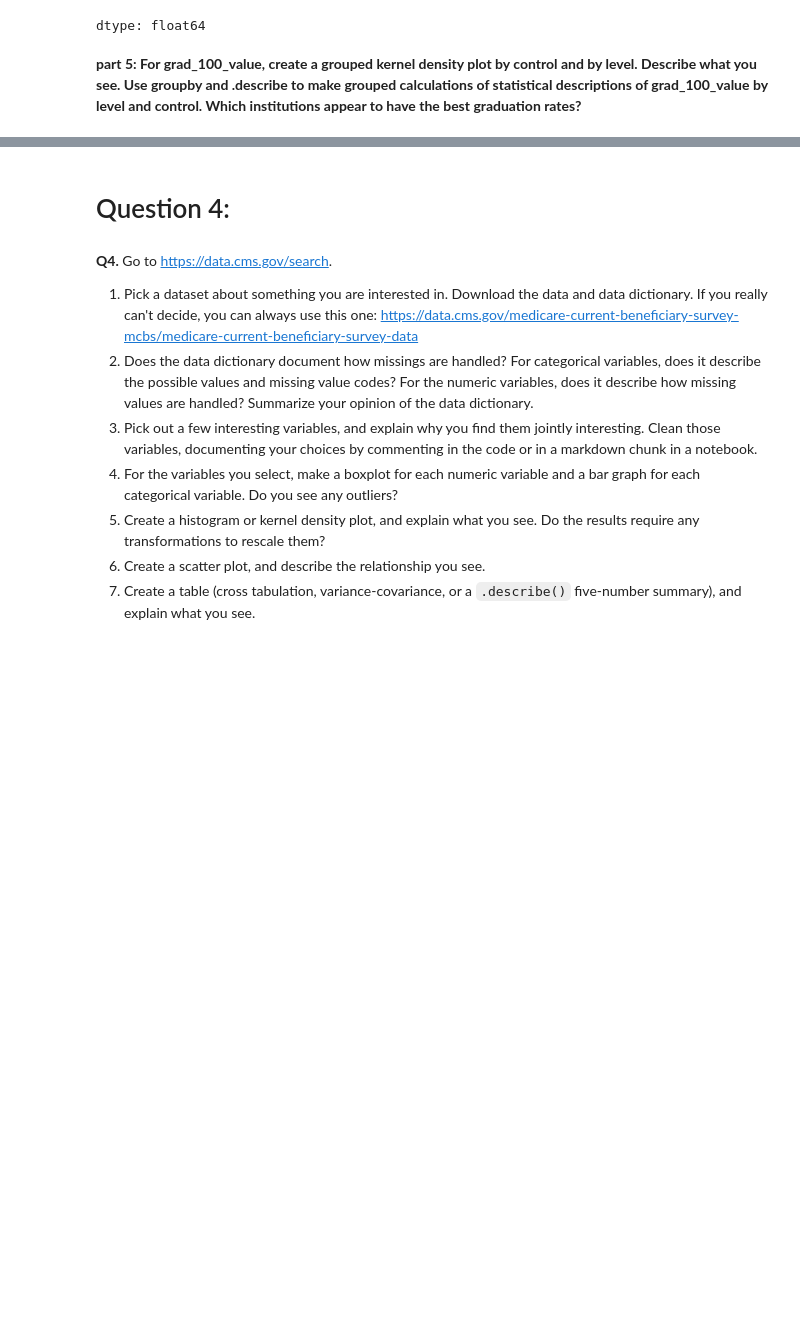
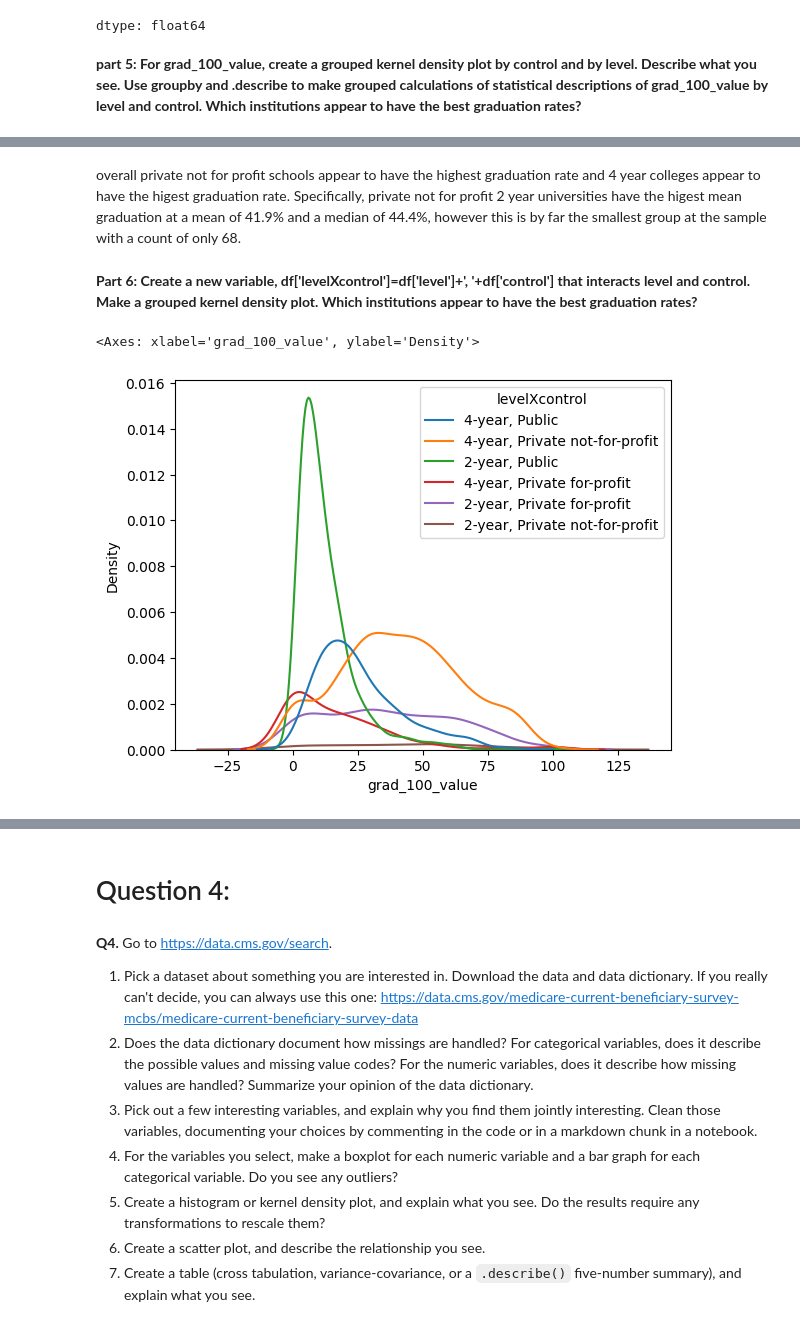
Before and after one commit to rachel1234561/labs, a Jupyter notebook: EDA_and_Visualization_assignment.ipynb, the cells around one changed output, grey strips where cells are left out. Saved outputs shown, nothing was run; the diff lists cells and outputs as text; code cells hidden in the pictures; blank space fills up the shorter version.

```diff
--- a/EDA_and_Visualization_assignment.ipynb
+++ b/EDA_and_Visualization_assignment.ipynb
@@ -112,0 +140,15 @@ dtype: float64
+# %% [markdown]
+overall private not for profit schools appear to have the highest graduation rate and 4 year colleges appear to have the higest graduation rate. Specifically, private not for profit 2 year universities have the higest mean graduation at a mean of 41.9% and a median of 44.4%, however this is by far the smallest group at the sample with a count of only 68.
+# %% [markdown]
+**Part 6: Create a new variable, df['levelXcontrol']=df['level']+', '+df['control'] that interacts level and control. Make a grouped kernel density plot. Which institutions appear to have the best graduation rates?**
+# %%
+# prompt: Create a new variable, cc_df['levelXcontrol']=cc_df['level']+', '+cc_df['control'] that interacts level and control.
+
+cc_df['levelXcontrol'] = cc_df['level'] + ', ' + cc_df['control']
+# %%
+# ai prompt: Make a grouped kernel density plot of levelXcontrol
+
+sns.kdeplot(data=cc_df, x='grad_100_value', hue='levelXcontrol')
+# %% [output]
+<Axes: xlabel='grad_100_value', ylabel='Density'>
+[figure, added]
```
Also changed, not shown: parts of 21 cells of this notebook.
